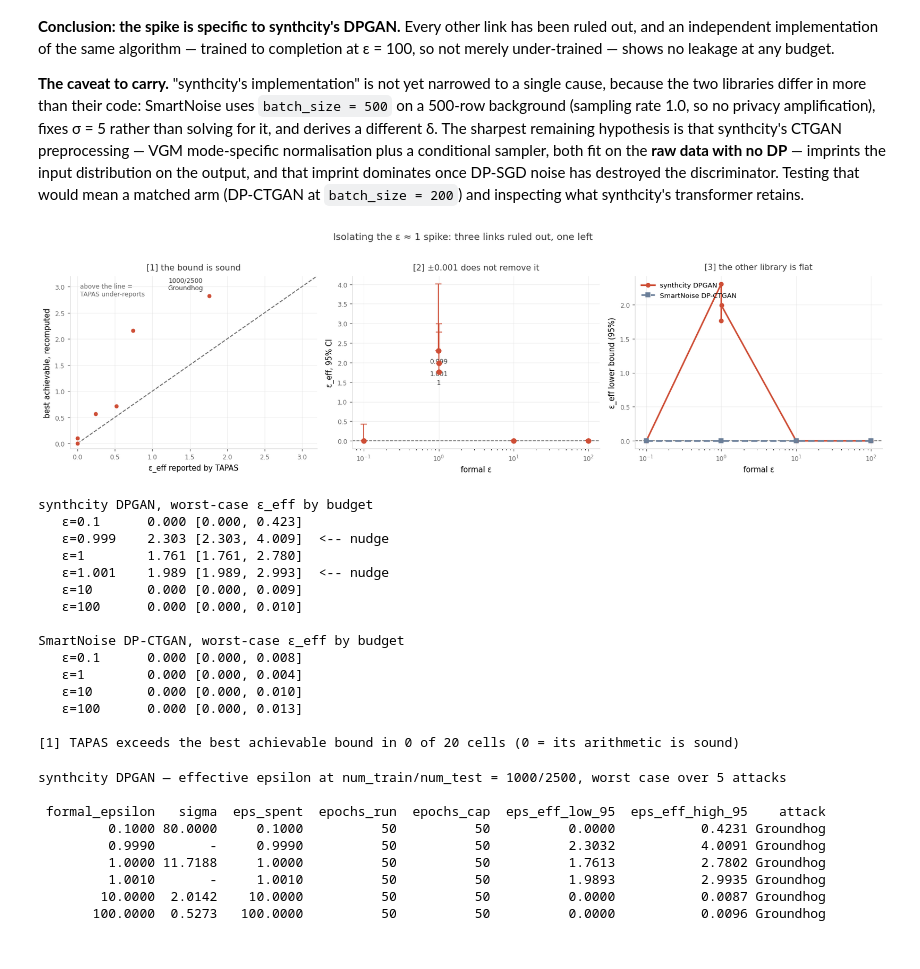
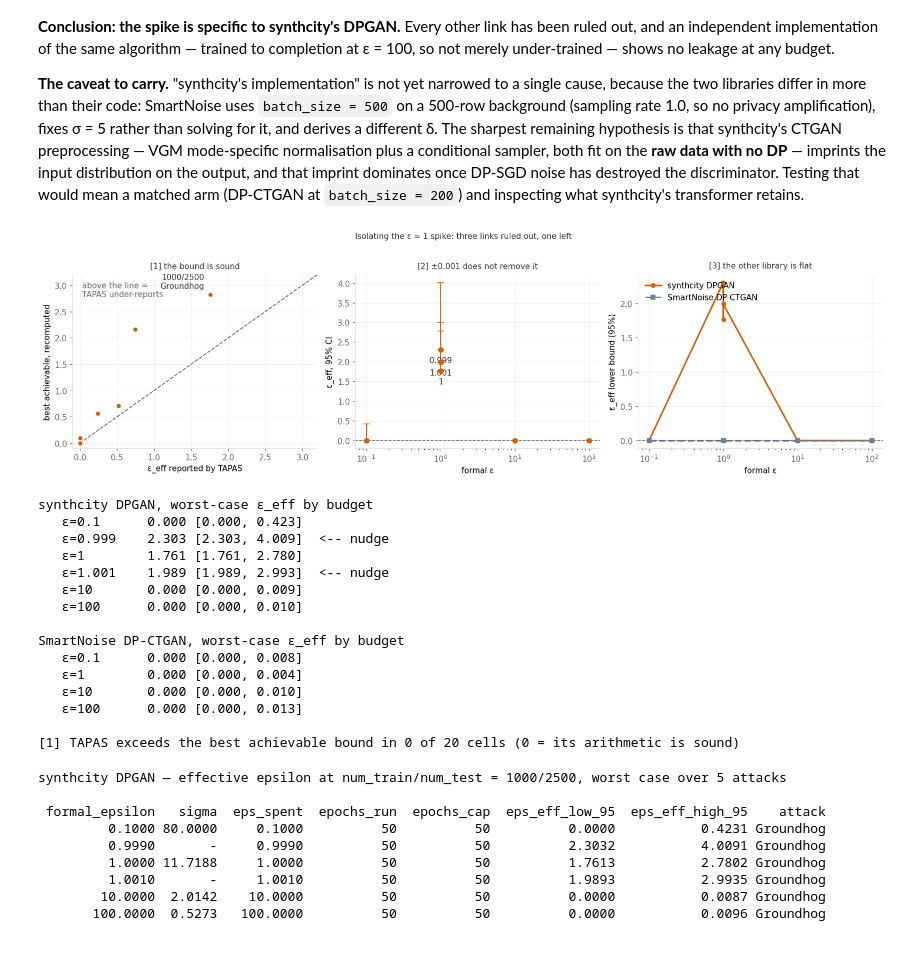
Before and after one commit to oliviapeng26/priv-sdg, a Jupyter notebook: benchmark_tapas/privacy_analysis.ipynb, the cells around one changed output. Drawn from its saved outputs; the diff is of its cells as text; code cells hidden in the pictures.

```diff
--- a/benchmark_tapas/privacy_analysis.ipynb
+++ b/benchmark_tapas/privacy_analysis.ipynb
@@ -118,7 +177,7 @@ for a, b in AVAIL:
 # until AIM covers every stage in AVAIL.
 
 AIM_DIR = BENCH / "results" / "aim_audit"
-AIM_COLOR = "#B08968"        # fifth series; the 4-colour palette above has no spare
+AIM_COLOR = GEN_COLOR["aim"]  # Okabe-Ito bluish green, set with the rest of the palette
 AIM_LABEL, AIM_SHORT = "AIM (DP)", "AIM"
 
 _aim_have = {f"{a}_{b}" for a, b in AVAIL
@@ -287,6 +520,9 @@ COLS = ["auc", "tp", "fp", "mia_advantage", "privacy_gain",
         "eff_epsilon_pointwise", "eps_low_95", "eps_high_95"]
 for ntr, nte in AVAIL:
     st = f"{ntr}_{nte}"; m = METRICS[st].copy()
+    # Filter as well as sort: this cell prints METRICS wholesale, so a generator
+    # dropped from GENS would otherwise still appear here (with a NaN sort key).
+    m = m[m.method.isin(GENS)]
     m["generator"] = m.method.map(SHORT)
     m = m.sort_values(["method", "attack_short"],
                       key=lambda s: s.map({g: i for i, g in enumerate(GENS)}) if s.name == "method" else s)
@@ -295,5 +531,5 @@ for ntr, nte in AVAIL:
                               "eff_epsilon_pointwise": "eps_point",
                               "eps_low_95": "eps_lo95", "eps_high_95": "eps_hi95"})
     print(f"\n=== {ntr}/{nte} ===")
-    print(out.to_string(index=False, float_format=lambda v: f"{v:.3f}"))
+    print(out.to_string(index=False, float_format=lambda v: f"{v:.4f}"))
 # %% [output]
@@ -955,14 +1426,14 @@ if rec is not None:
                edgecolor="white", lw=.6, zorder=3)
     top = rec.loc[rec.tapas_eps_low.idxmax()]
     ax.annotate(f"1000/2500\nGroundhog", (top.tapas_eps_low, top.best_eps_low),
-                textcoords="offset points", xytext=(-8, 8), fontsize=8,
+                textcoords="offset points", xytext=(-8, 8), fontsize=10,
                 color=INK, ha="right")
     ax.set_xlim(-.1, hi); ax.set_ylim(-.1, hi)
     ax.text(.04, .96, "above the line =\nTAPAS under-reports", transform=ax.transAxes,
-            fontsize=8, color=MUTED, va="top")
-ax.set_xlabel("ε_eff reported by TAPAS", fontsize=9.5)
-ax.set_ylabel("best achievable, recomputed", fontsize=9.5)
-ax.set_title("[1] the bound is sound", fontsize=10.5, color=INK, pad=8)
+            fontsize=10, color=MUTED, va="top")
+ax.set_xlabel("ε_eff reported by TAPAS", fontsize=10)
+ax.set_ylabel("best achievable, recomputed", fontsize=10)
+ax.set_title("[1] the bound is sound", fontsize=10, color=INK, pad=8)
 
 # (b) [2] does nudging eps off 1.0 remove the spike?
 ax = axes[1]
@@ -975,12 +1446,12 @@ if nudge:
                 color=ORANGE, capsize=4, elinewidth=1.2, zorder=3)
     for x in near:
         ax.annotate(f"{x:g}", (x, nudge[x][0]), textcoords="offset points",
-                    xytext=(0, -16), fontsize=8, color=INK, ha="center")
+                    xytext=(0, -16), fontsize=10, color=INK, ha="center")
     ax.set_xscale("log")
     ax.axhline(0, color=MUTED, ls="--", lw=1)
-ax.set_xlabel("formal ε", fontsize=9.5)
-ax.set_ylabel("ε_eff, 95% CI", fontsize=9.5)
-ax.set_title("[2] ±0.001 does not remove it", fontsize=10.5, color=INK, pad=8)
+ax.set_xlabel("formal ε", fontsize=10)
+ax.set_ylabel("ε_eff, 95% CI", fontsize=10)
+ax.set_title("[2] ±0.001 does not remove it", fontsize=10, color=INK, pad=8)
 
 # (c) [3] does another library's DP-SGD-on-CTGAN do the same?
 ax = axes[2]
@@ -990,39 +1461,39 @@ if nudge:
             label="synthcity DPGAN", zorder=3)
 if ctgan:
     xs = sorted(ctgan)
     ax.plot(xs, [ctgan[x][0] for x in xs], color=SN, lw=2, marker="s", ms=5,
             ls=(0, (4, 2)), label="SmartNoise DP-CTGAN", zorder=3)
 ax.axhline(0, color=MUTED, ls="--", lw=1)
 ax.set_xscale("log")
-ax.set_xlabel("formal ε", fontsize=9.5)
-ax.set_ylabel("ε_eff lower bound (95%)", fontsize=9.5)
-ax.set_title("[3] the other library is flat", fontsize=10.5, color=INK, pad=8)
-ax.legend(frameon=False, fontsize=8.5, loc="upper left")
+ax.set_xlabel("formal ε", fontsize=10)
+ax.set_ylabel("ε_eff lower bound (95%)", fontsize=10)
+ax.set_title("[3] the other library is flat", fontsize=10, color=INK, pad=8)
+ax.legend(frameon=False, fontsize=10, loc="upper left")
 
 for a in axes:
     tidy(a); a.grid(color=GRID, lw=.6, alpha=.5)
 fig.suptitle("Isolating the ε ≈ 1 spike: three links ruled out, one left",
-             fontsize=12, color=INK, y=1.02)
+             fontsize=10, color=INK, y=1.02)
 fig.tight_layout()
 fig.savefig(FIGURES_DIR / "eps_spike_diagnosis.png", bbox_inches="tight")
 plt.show()
 
 # ---- the numbers behind the panels ----
 if nudge:
     print("synthcity DPGAN, worst-case ε_eff by budget")
     for x in sorted(nudge):
         mark = "  <-- nudge" if x in (0.999, 1.001) else ""
         print(f"   ε={x:<7g} {nudge[x][0]:6.3f} [{nudge[x][0]:.3f}, {nudge[x][1]:.3f}]{mark}")
 if ctgan:
     print("\nSmartNoise DP-CTGAN, worst-case ε_eff by budget")
     for x in sorted(ctgan):
         print(f"   ε={x:<7g} {ctgan[x][0]:6.3f} [{ctgan[x][0]:.3f}, {ctgan[x][1]:.3f}]")
 if rec is not None:
     over = int((rec.tapas_exceeds_best > 1e-9).sum())
     print(f"\n[1] TAPAS exceeds the best achievable bound in {over} of {len(rec)} cells "
           f"(0 = its arithmetic is sound)")
 # %% [output]
-[figure, old version]
+[figure, new version]
 synthcity DPGAN, worst-case ε_eff by budget
    ε=0.1      0.000 [0.000, 0.423]
    ε=0.999    2.303 [2.303, 4.009]  <-- nudge
```
Also changed, not shown: parts of 28 cells of this notebook, 16 other files.
